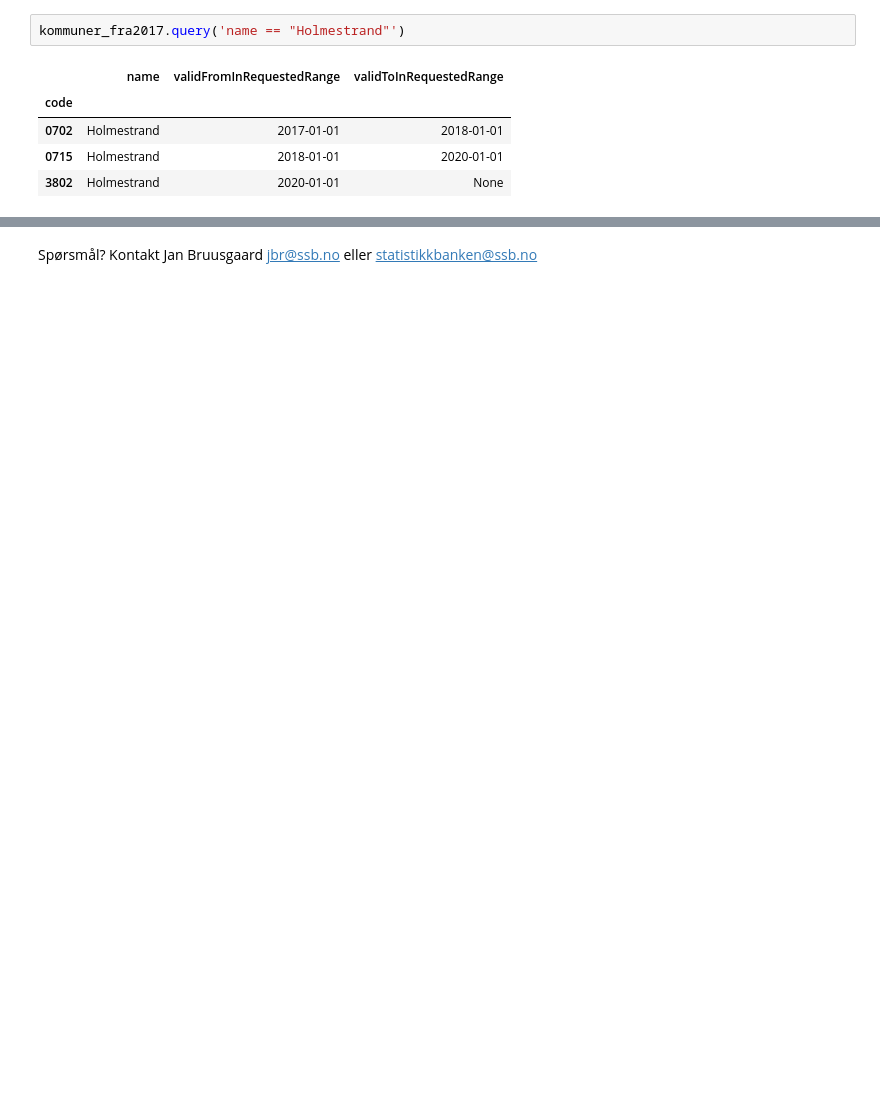
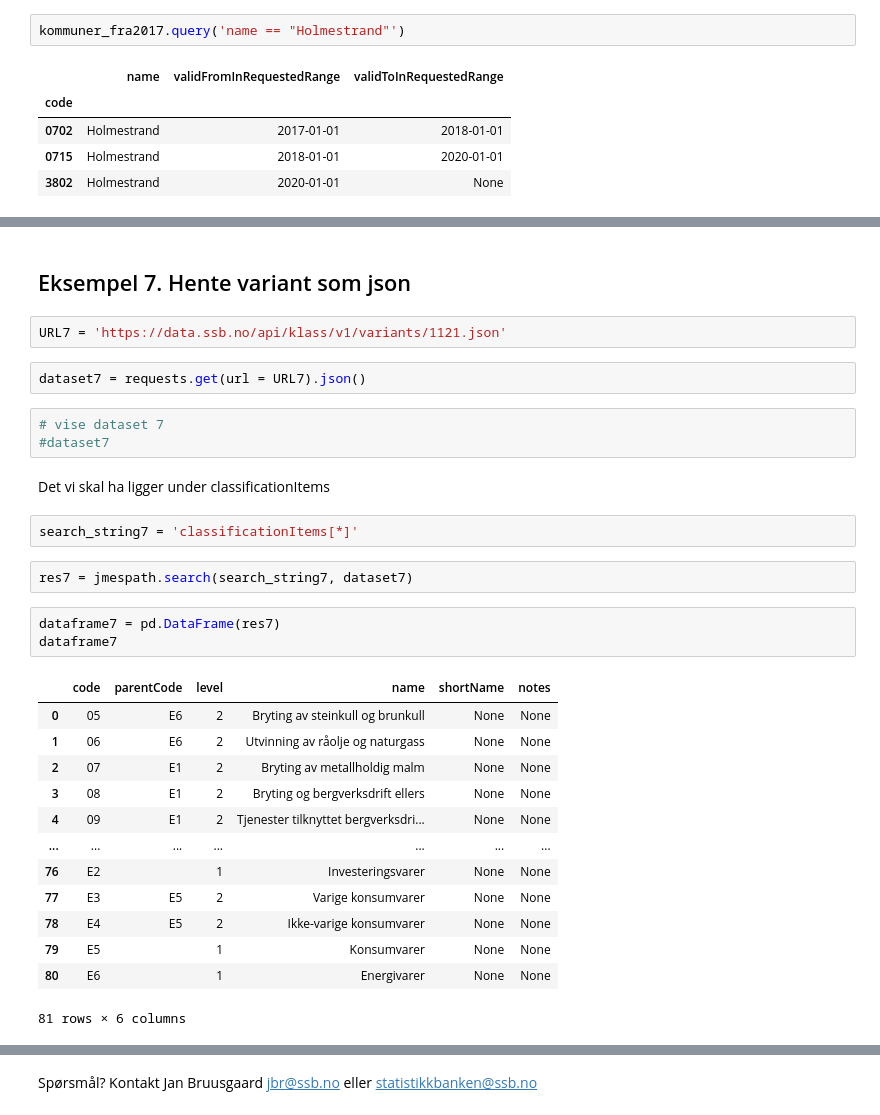
Before and after one commit to janbrus/ssb-api-python-examples, a Jupyter notebook: klass_kommune2020.ipynb, the cells around one changed output, grey strips where cells are left out. Drawn from its saved outputs; the diff is of its cells as text; blank space fills up the shorter version.

```diff
--- a/klass_kommune2020.ipynb
+++ b/klass_kommune2020.ipynb
@@ -136,0 +313,32 @@ kommuner_fra2017.query('name == "Holmestrand"')
+# %% [markdown]
+## Eksempel 7. Hente variant som json
+# %%
+URL7 = 'https://data.ssb.no/api/klass/v1/variants/1121.json'
+# %%
+dataset7 = requests.get(url = URL7).json()
+# %%
+# vise dataset 7
+#dataset7
+# %% [markdown]
+Det vi skal ha ligger under classificationItems
+# %%
+search_string7 = 'classificationItems[*]'
+# %%
+res7 = jmespath.search(search_string7, dataset7)
+# %%
+dataframe7 = pd.DataFrame(res7)
+dataframe7
+# %% [output]
+|  | code | parentCode | level | name | shortName | notes |
+| 0 | 05 | E6 | 2 | Bryting av steinkull og brunkull | None | None |
+| 1 | 06 | E6 | 2 | Utvinning av råolje og naturgass | None | None |
+| 2 | 07 | E1 | 2 | Bryting av metallholdig malm | None | None |
+| 3 | 08 | E1 | 2 | Bryting og bergverksdrift ellers | None | None |
+| 4 | 09 | E1 | 2 | Tjenester tilknyttet bergverksdri... | None | None |
+| ... | ... | ... | ... | ... | ... | ... |
+| 76 | E2 |  | 1 | Investeringsvarer | None | None |
+| 77 | E3 | E5 | 2 | Varige konsumvarer | None | None |
+| 78 | E4 | E5 | 2 | Ikke-varige konsumvarer | None | None |
+| 79 | E5 |  | 1 | Konsumvarer | None | None |
+| 80 | E6 |  | 1 | Energivarer | None | None |
+81 rows × 6 columns
```
Also changed, not shown: parts of 38 cells of this notebook, 1 other file.
